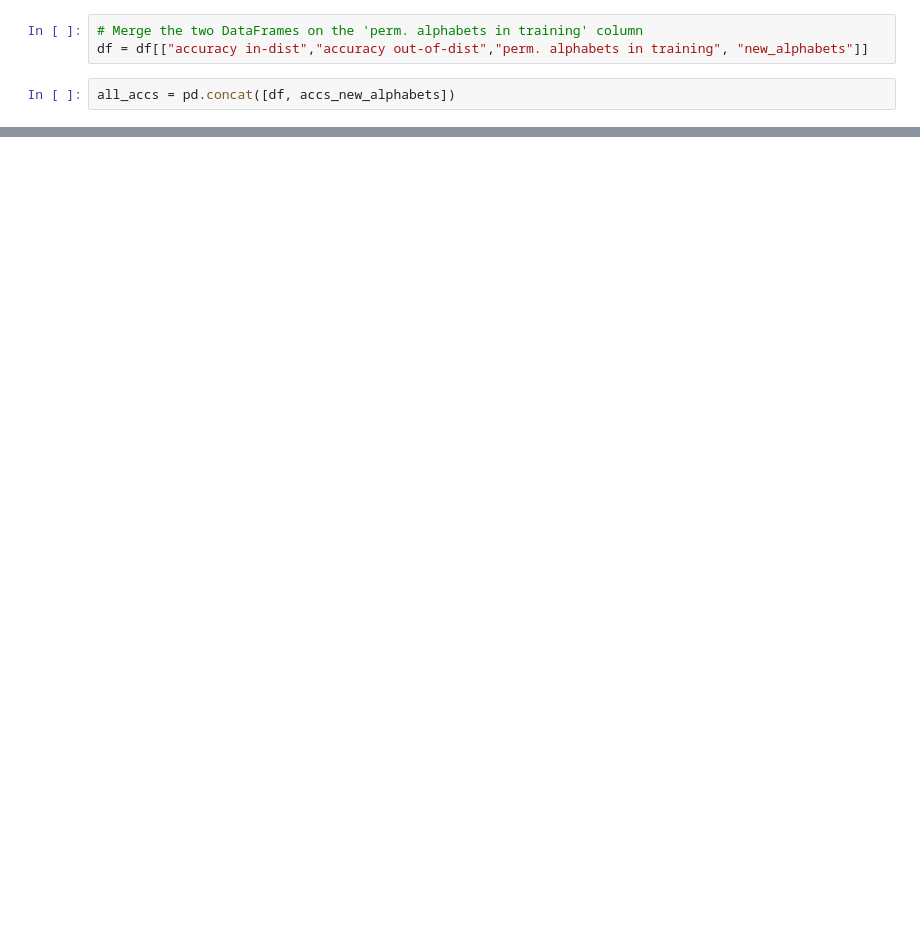
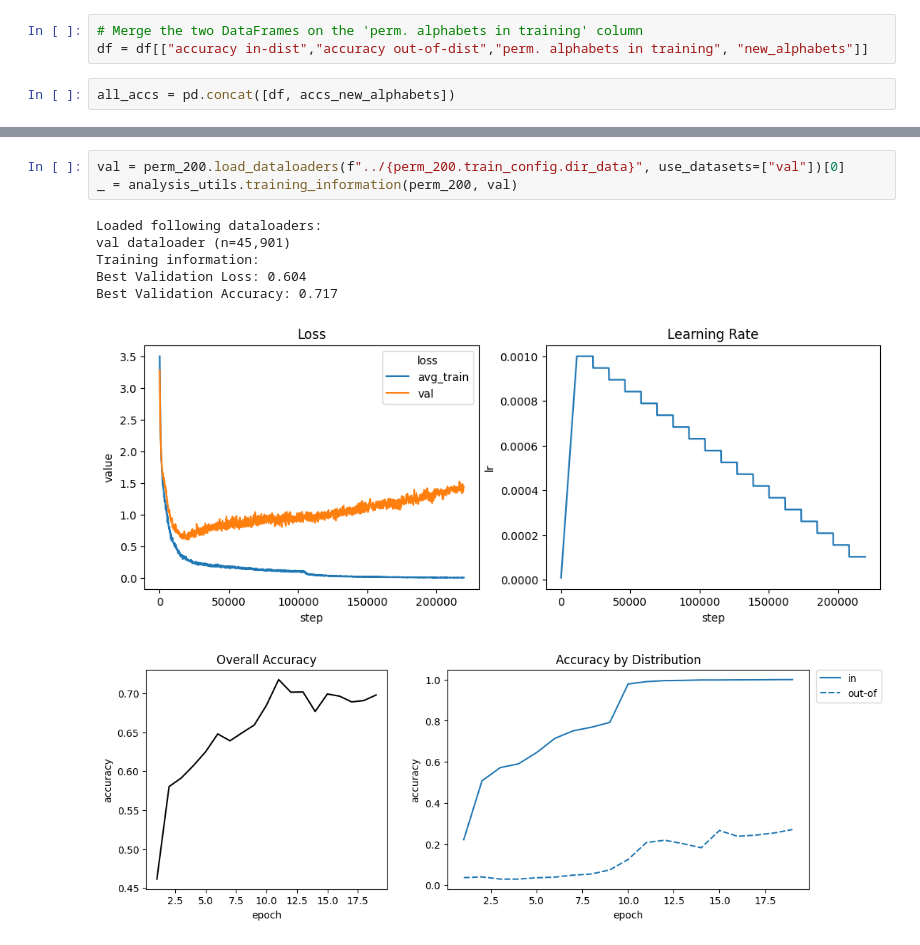
Before and after one commit to philipp-hellwig/MLC-letter-string-analogies, a Jupyter notebook: analyses/num_perm_alphabets.ipynb, the cells around one changed output, grey strips where cells are left out. Drawn from its saved outputs; the diff is of its cells as text; blank space fills up the shorter version.

```diff
--- a/analyses/num_perm_alphabets.ipynb
+++ b/analyses/num_perm_alphabets.ipynb
@@ -107,0 +125,11 @@ _ = plt.title("Training on more permuted alphabets improves cross generalization
+# %%
+val = perm_200.load_dataloaders(f"../{perm_200.train_config.dir_data}", use_datasets=["val"])[0]
+_ = analysis_utils.training_information(perm_200, val)
+# %% [output]
+Loaded following dataloaders:
+val dataloader (n=45,901)
+Training information:
+Best Validation Loss: 0.604
+Best Validation Accuracy: 0.717
+[figure, added]
+[figure, added]
```
Also changed, not shown: parts of 11 cells of this notebook, 11 other files.
